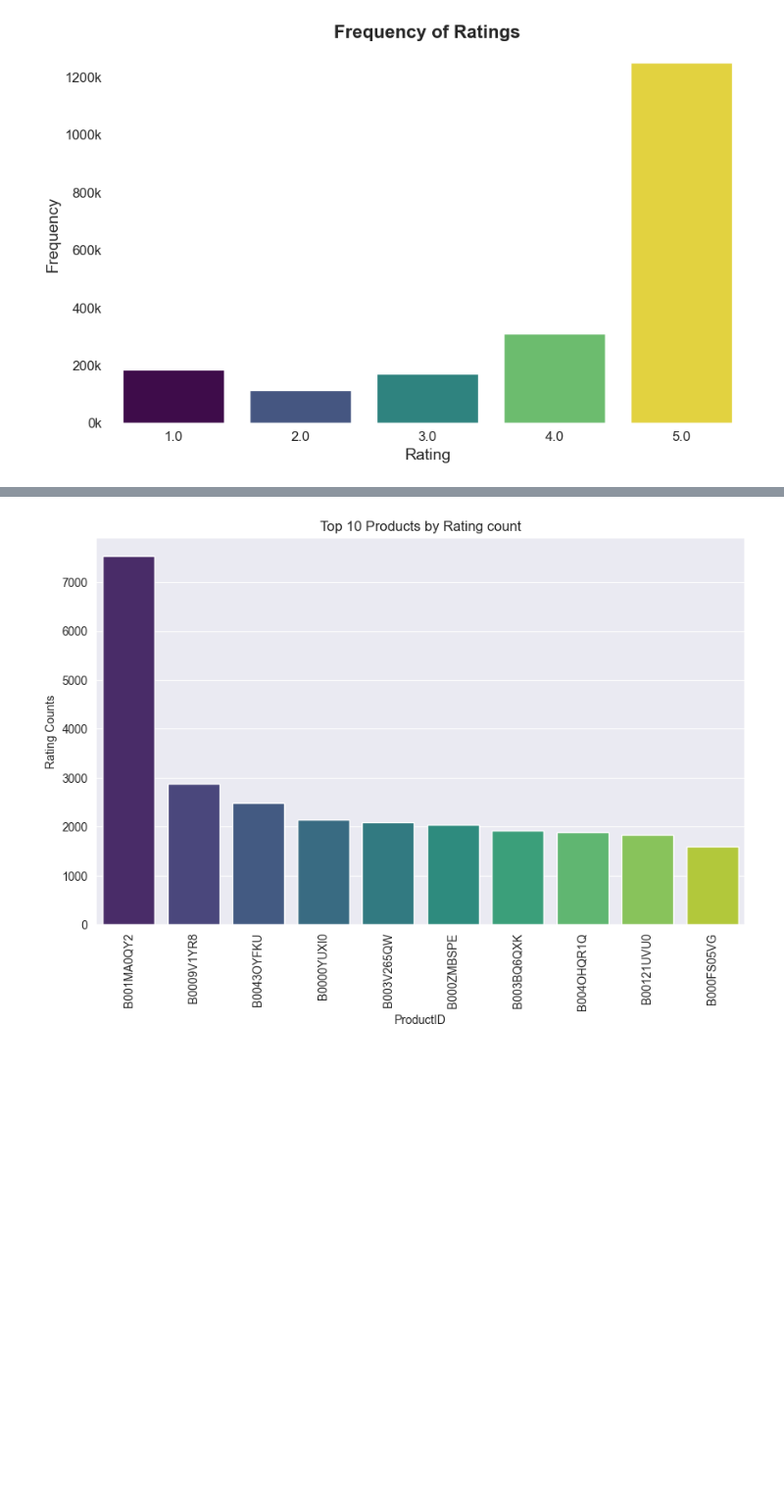
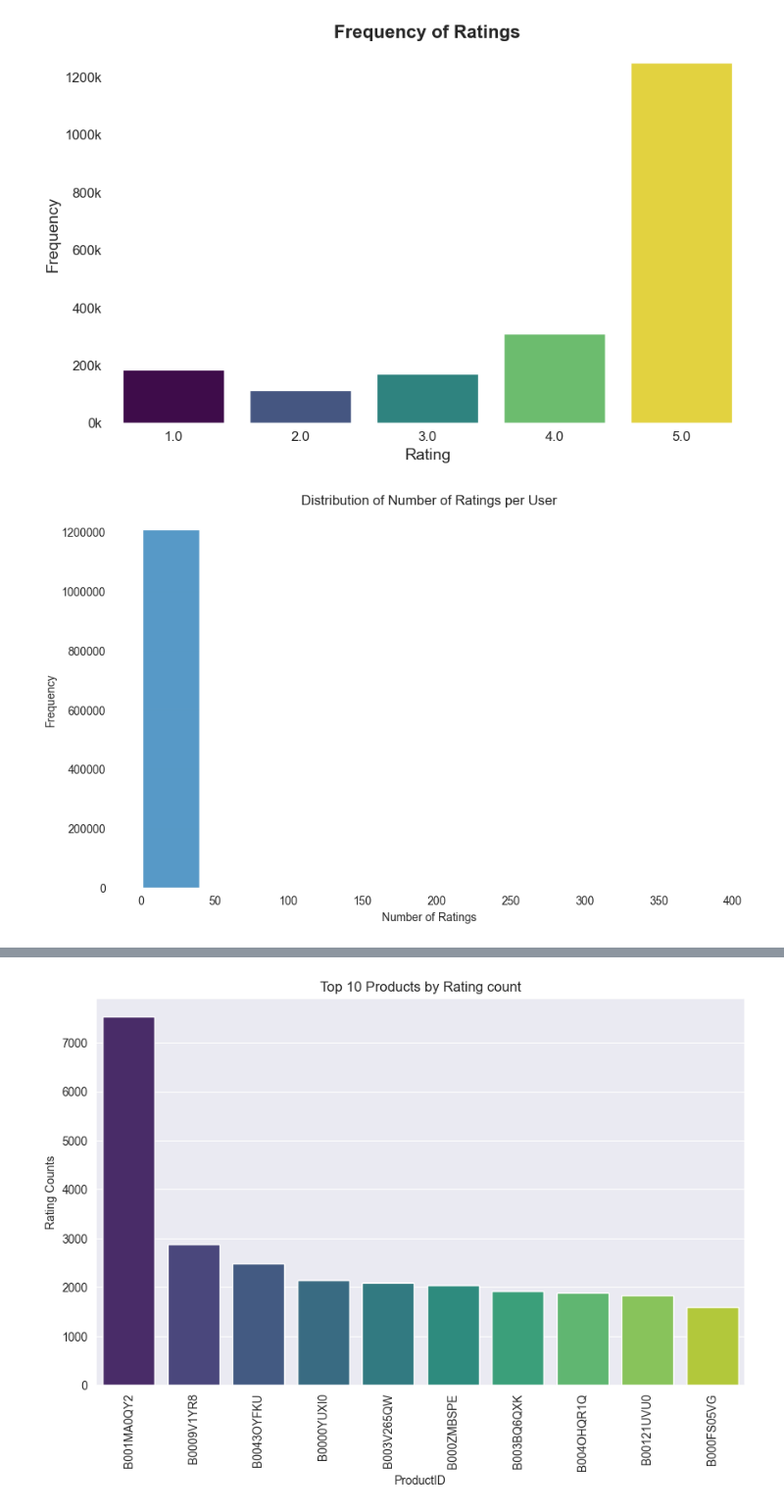
Before and after one commit to sp930-x/amz_beauty_recom, a Jupyter notebook: Amazon_beauty_products_ratings.ipynb, the cells around one changed output, grey strips where cells are left out. Shown: that part at 98% size. Saved outputs shown, nothing was run; the diff lists cells and outputs as text; code cells hidden in the pictures; blank space fills up the shorter version.

```diff
--- a/Amazon_beauty_products_ratings.ipynb
+++ b/Amazon_beauty_products_ratings.ipynb
@@ -73,3 +75,24 @@ plt.gca().yaxis.set_major_formatter(plt.FuncFormatter(lambda x, _: f'{int(x / 10
 plt.show()
 # %% [output]
 [figure]
+# %%
+# Count of rating per user
+user_rating_count = amazon_ratings.groupby('UserId')['Rating'].count()
+
+plt.figure(figsize=(10, 6))
+sns.histplot(user_rating_count, bins=10)
+plt.title('Distribution of Number of Ratings per User')
+plt.xlabel('Number of Ratings')
+plt.ylabel('Frequency')
+
+# Set background to be transparent
+plt.gca().patch.set_alpha(0)
+plt.gcf().patch.set_alpha(0)
+
+# Adjust y-axis to display numbers
+plt.gca().yaxis.set_major_formatter(plt.FuncFormatter(lambda x, _: f'{int(x)}'))
+
+
+plt.show()
+# %% [output]
+[figure, added]
```
Also changed, not shown: parts of 7 cells of this notebook.
